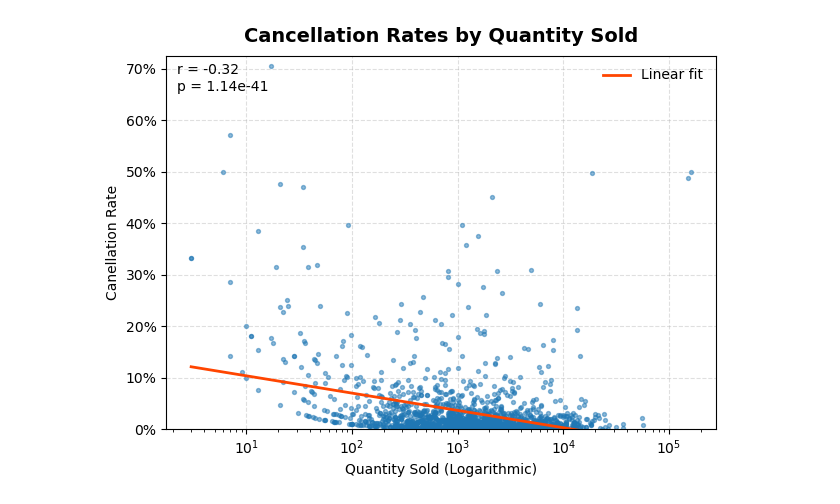
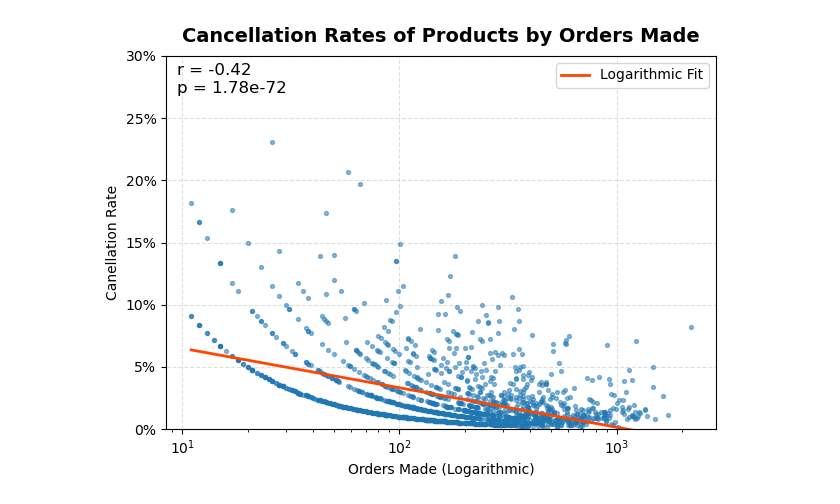
Before and after one commit to EdwardHowell627/Python_Online_Sales_Analysis, a Jupyter notebook: analysis/1_products.ipynb, the cells around one changed output. Cells and saved outputs as stored; diff of their text form; code cells hidden in the pictures.

```diff
--- a/analysis/1_products.ipynb
+++ b/analysis/1_products.ipynb
@@ -124,45 +149,51 @@ plt.savefig('../assets/2_PriceBandAnalysis.png', dpi=200)
 # %%
 ### Cancellation Analysis
 
-# Setup
-cancelled_group = df_full[df_full.Cancelled].groupby('StockCode', observed=True,)['Quantity'].agg(CancelledCount='sum')
-not_cancelled_group = df_full[~df_full.Cancelled].groupby('StockCode', observed=True,)['Quantity'].agg(NotCancelledCount='sum')
+## Setup
+# Calculation
+cancelled_group = (df_full.groupby(['StockCode', 'Cancelled'], observed=True)['Quantity'].count().unstack(fill_value=0))
+cancelled_group = cancelled_group.rename(columns={False: 'NotCancelled', True: 'Cancelled'})
+cancelled_group['PercentCancelled'] = (cancelled_group['Cancelled'] / (cancelled_group['NotCancelled'] + cancelled_group['Cancelled']))
+cancelled_group = cancelled_group[cancelled_group.Cancelled > 0]
+cancelled_group = cancelled_group[(cancelled_group.Cancelled + cancelled_group.NotCancelled) > 10]
 
-cancel_df = cancelled_group.join(not_cancelled_group, on='StockCode').sort_values('CancelledCount')
-cancel_df['CancelledCount'] = abs(cancel_df['CancelledCount'])
-cancel_df = cancel_df[cancel_df.NotCancelledCount > 0]
+# Figure creation
+fig, ax = plt.subplots()
 
-cancel_df['PercentCancelled'] = cancel_df['CancelledCount'] / (cancel_df['NotCancelledCount']+cancel_df['CancelledCount'])
-cancel_df[cancel_df.CancelledCount + cancel_df.NotCancelledCount > 100].sort_values('PercentCancelled', ascending=False)
-
-# Scatterplot
-fig, ax = plt.subplots()
-x = cancel_df['CancelledCount'] + cancel_df['NotCancelledCount']
-y = cancel_df['PercentCancelled']
+## Cancellation percentage scatterplot
+x = cancelled_group['Cancelled'] + cancelled_group['NotCancelled']
+y = cancelled_group['PercentCancelled']
 
 ax.scatter(x=x, y=y, alpha=0.5, s=8)
-ax.set_ylim((0,0.725))
+
 ax.set_xscale('log')
+ax.set_ylim((0,0.3))
+
 ax.grid(axis="both", linestyle='--', alpha=0.4)
 ax.set_axisbelow(True)
+
 ax.yaxis.set_major_formatter(FuncFormatter(lambda y, _: f'{y*100:.0f}%'))
-ax.set_title('Cancellation Rates by Quantity Sold', fontsize=14, weight='bold', pad=10)
+
+ax.set_title('Cancellation Rates of Products by Orders Made', fontsize=14, weight='bold', pad=10)
 ax.set_ylabel('Canellation Rate')
-ax.set_xlabel('Quantity Sold (Logarithmic)')
+ax.set_xlabel('Orders Made (Logarithmic)')
 
-# Line
+
+## Line of best fit
 x_log = np.log10(x)
 
 m, b = np.polyfit(x_log, y, 1)
 x_line_log = np.linspace(x_log.min(), x_log.max(), 200)
 y_line = m * x_line_log + b
-plt.plot(10**x_line_log,y_line, color='orangered', linewidth=2, label='Linear fit')
-plt.legend(frameon=False)
+plt.plot(10**x_line_log,y_line, color='orangered', linewidth=2, label='Logarithmic fit')
+plt.legend()
 
-# Finish
+
+## Finish
+r, p = pearsonr(x_log, y)
+plt.text(0.02, 0.98, f"r = {r:.2f}\np = {p:.3g}", transform=plt.gca().transAxes, va='top', fontsize=12);
+
 plt.tight_layout()
-r, p = pearsonr(x_log, y)
-plt.text(0.02, 0.98, f"r = {r:.2f}\np = {p:.3g}", transform=plt.gca().transAxes, va='top',);
 plt.savefig('../assets/3_CancellationRates.png', dpi=200)
 # %% [output]
-[figure, old version]
+[figure, new version]
```
Also changed, not shown: parts of 4 cells of this notebook, 6 other files.
